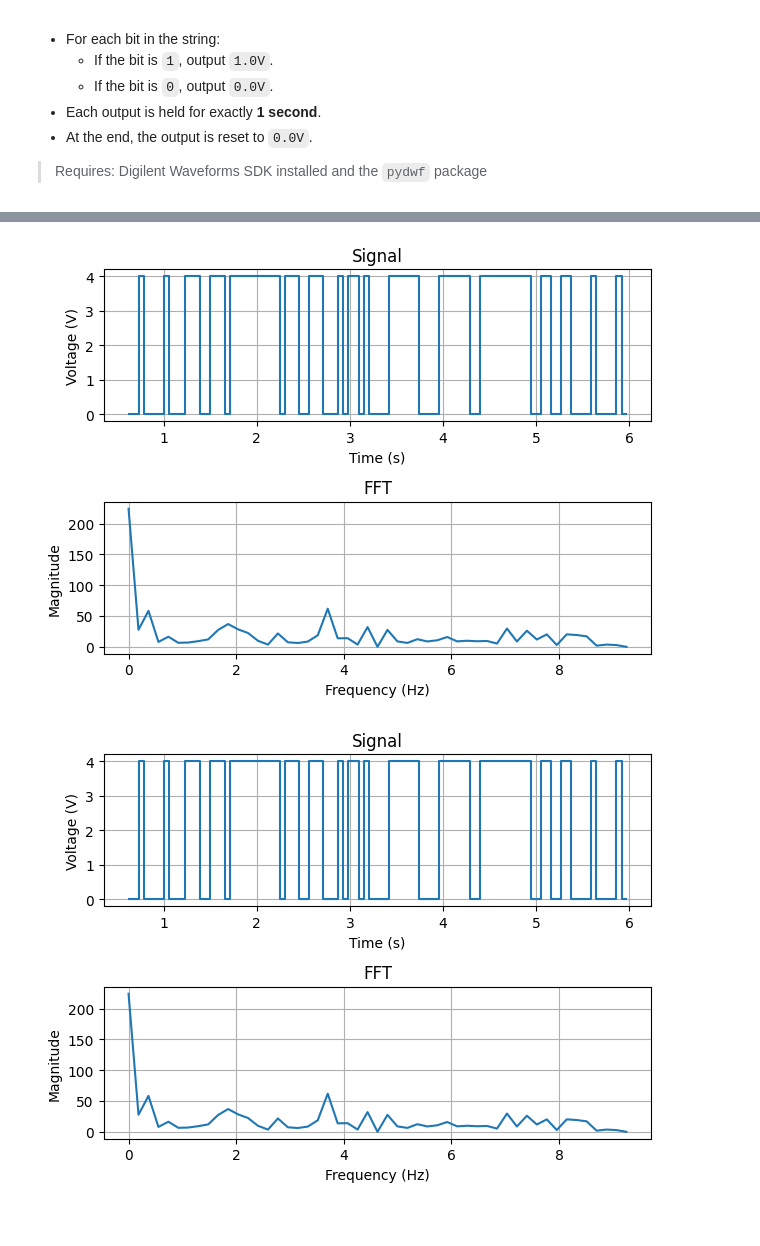
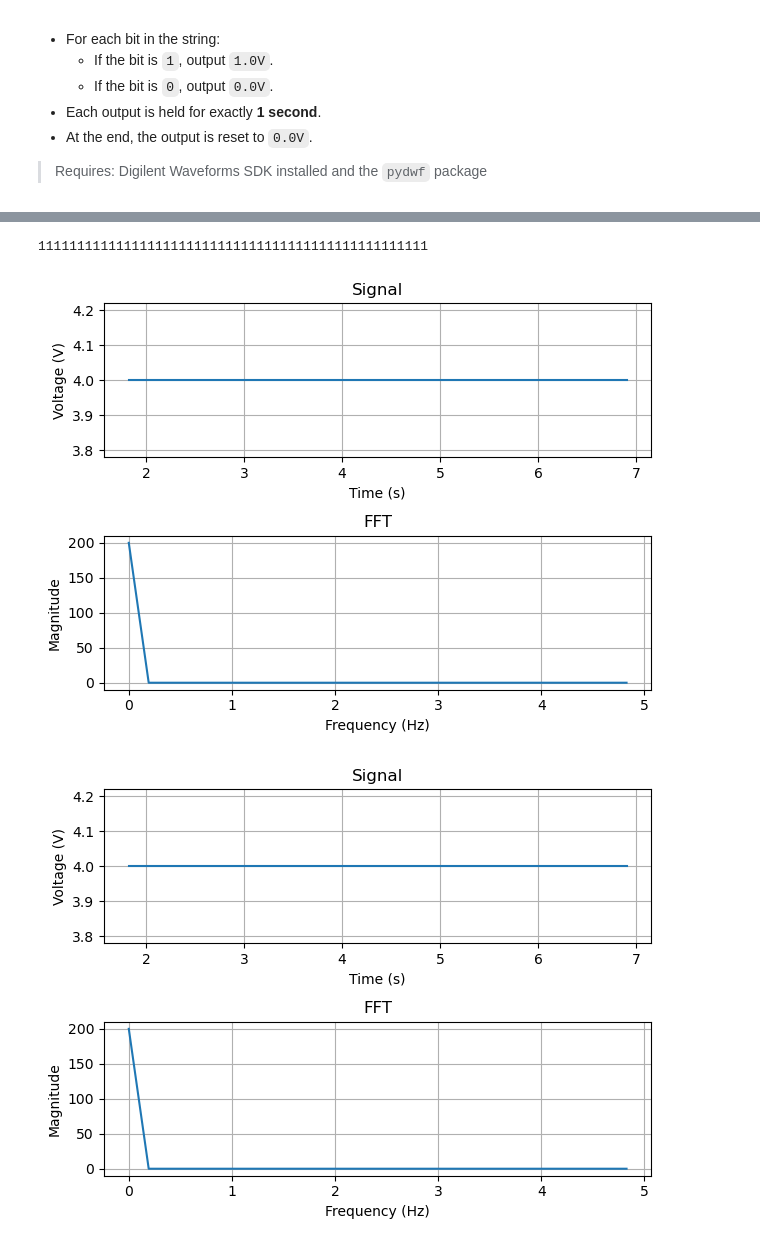
Before and after one commit to Adibanand/Physics111AFinalProject, a Jupyter notebook: bit_controlled_output.ipynb, the cells around one changed output, grey strips where cells are left out. Drawn from its saved outputs; the diff is of its cells as text; code cells hidden in the pictures; blank space fills up the shorter version.

```diff
--- a/bit_controlled_output.ipynb
+++ b/bit_controlled_output.ipynb
@@ -57,9 +76,8 @@ print(bitstream[:64])  # preview first 64 bits
 # %%
 # Define your bitstream and voltage parameters
-bit_string = bitstream # replace with your pattern
 voltage_high = 4.0         # voltage level for LED ON
 voltage_low = 0.0          # voltage level for LED OFF
-hold_time = 0.05            # seconds to hold each bit
+hold_time = 0.1            # seconds to hold each bit
 record_length_time = 10.0
 # %%
 # %%
@@ -70,13 +88,16 @@ fig, axs = create_figure(ScanType.TEST, figsize=(6, 4))
 # %%
+test = '1' * int(5/0.1)
+print(test)
 fig2, axs2 = output_bitstream(
-    bit_string=bit_string,
+    bit_string=test,
     voltage_high=voltage_high,
     voltage_low=voltage_low,
     hold_time=hold_time,
     #record_length_time=record_length_time
 )
 
 fig2
 # %% [output]
+11111111111111111111111111111111111111111111111111
-[figure, old version]
+[figure, new version]
-[figure, old version]
+[figure, new version]
```
Also changed, not shown: parts of 3 cells of this notebook, 3 other files.
